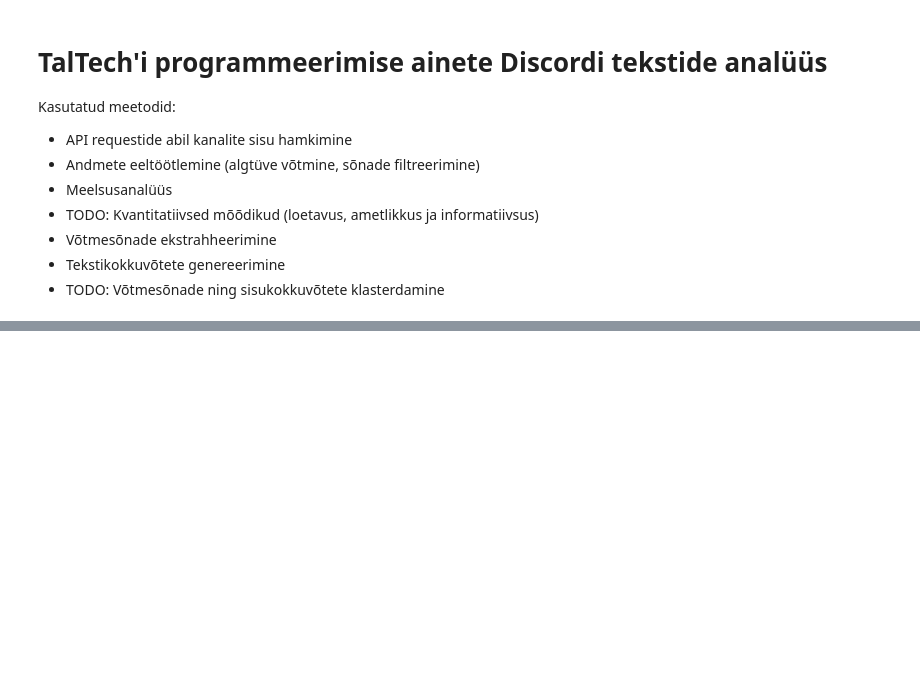
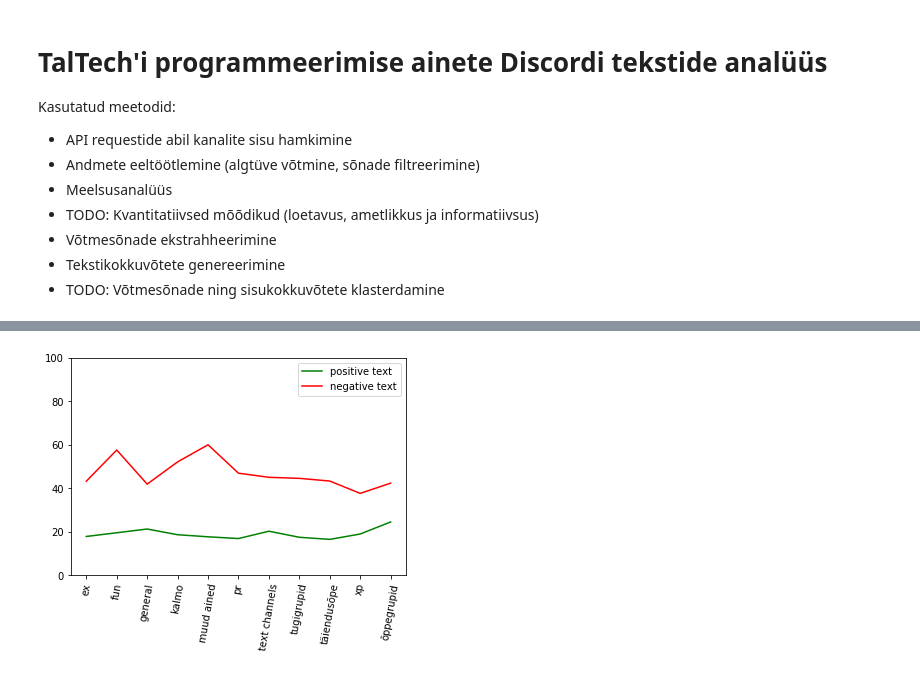
Before and after one commit to TalTech-Analytics/discord-data-aggregator, a Jupyter notebook: notebook/discord_text_analyzer.ipynb, the cells around one changed output, grey strips where cells are left out. Cells and saved outputs as stored; diff of their text form; code cells hidden in the pictures; blank space fills up the shorter version.

```diff
--- a/notebook/discord_text_analyzer.ipynb
+++ b/notebook/discord_text_analyzer.ipynb
@@ -40,0 +74,15 @@ display(count_all)
+# %%
+%matplotlib inline
+x1, y1 = get_axis_for_emotion("positive", count_group_category)
+plt.plot(x1, y1, "g", label='positive text')
+
+x2, y2 = get_axis_for_emotion("negative", count_group_category)
+plt.plot(x2, y2, "r", label='negative text')
+
+x1, x2, y1, y2 = plt.axis()
+plt.axis((x1, x2, 0, 100))
+plt.xticks(rotation=80)
+plt.legend()
+plt.rcParams["figure.figsize"]=10,10
+# %% [output]
+[figure, added]
```
Also changed, not shown: parts of 7 cells of this notebook.
